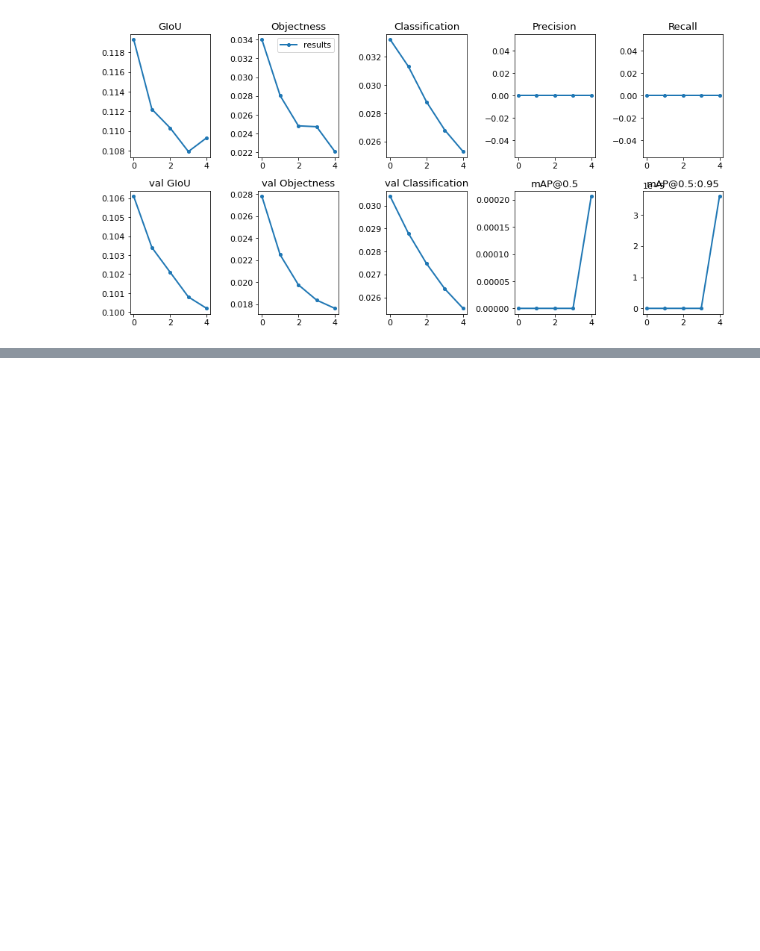
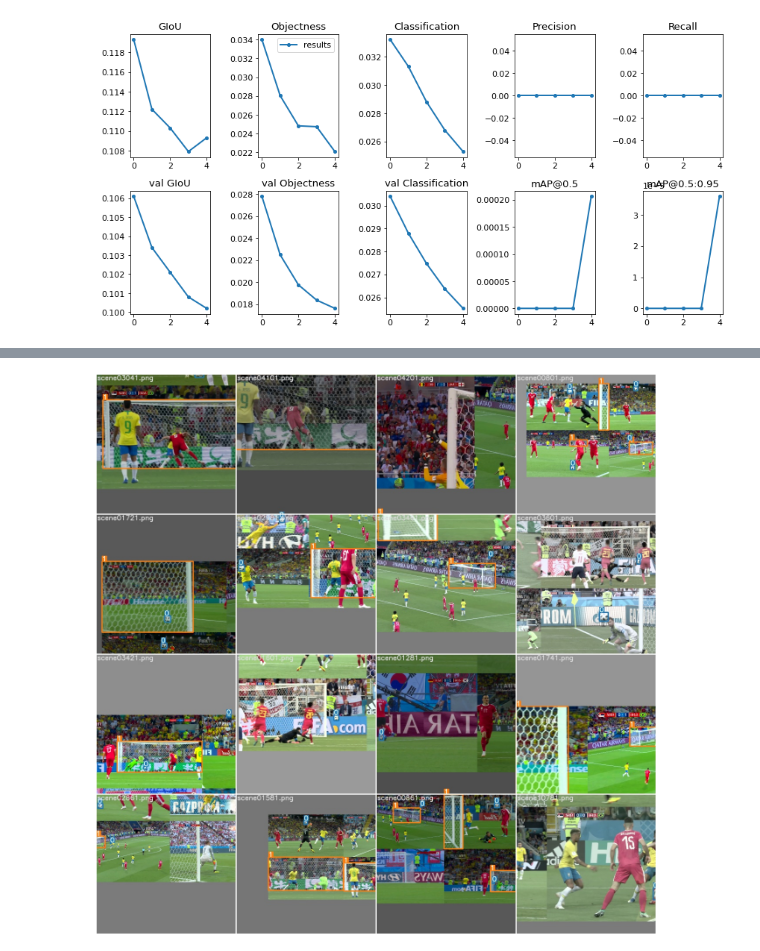
Before and after one commit to shashwat1998/YOLOv5_iddDataset, a Jupyter notebook: YOLOv5_SoccerDataset.ipynb, the cells around one changed output, grey strips where cells are left out. Drawn from its saved outputs; the diff is of its cells as text; code cells hidden in the pictures; blank space fills up the shorter version.

```diff
--- a/YOLOv5_SoccerDataset.ipynb
+++ b/YOLOv5_SoccerDataset.ipynb
@@ -108,0 +93,4 @@ plot_results()
+# %%
+Image(filename='./train_batch1.jpg', width=900)
+# %% [output]
+[figure, added]
```
Also changed, not shown: parts of 9 cells of this notebook.
